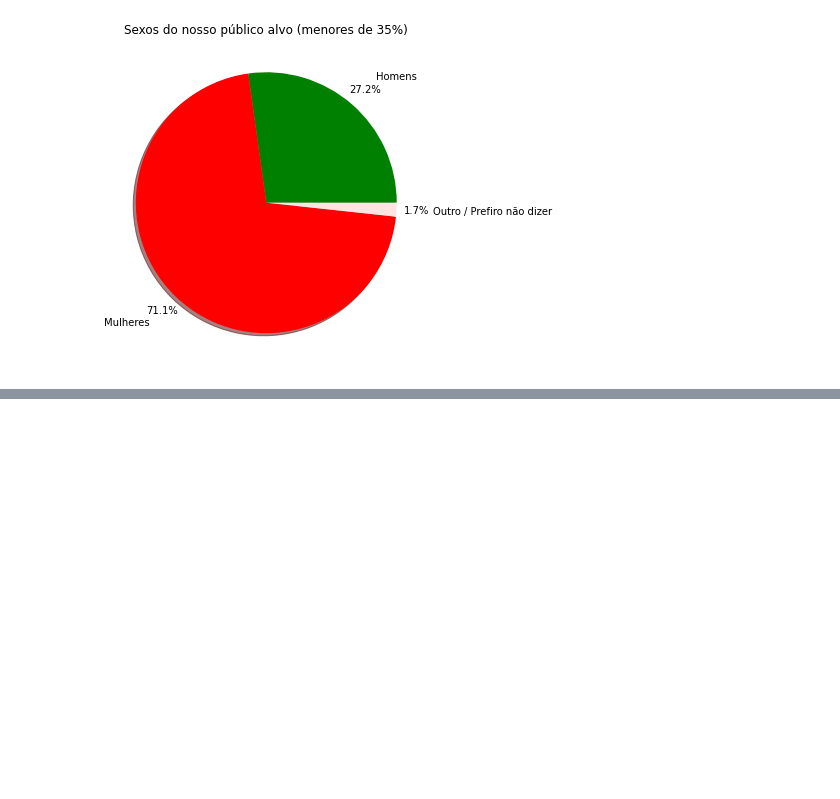
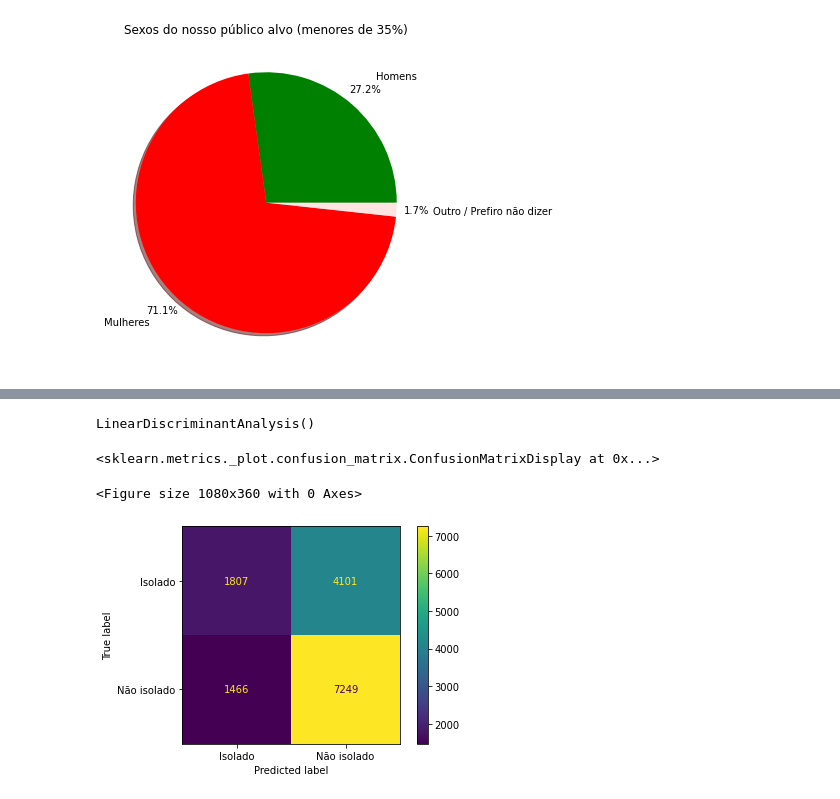
Before and after one commit to toterafa/pythonsp4, a Jupyter notebook: Untitled.ipynb, the cells around one changed output, grey strips where cells are left out. Cells and saved outputs as stored; diff of their text form; code cells hidden in the pictures; blank space fills up the shorter version.

```diff
--- a/Untitled.ipynb
+++ b/Untitled.ipynb
@@ -208,0 +254,29 @@ A maioria do nosso público alvo são as mulheres
+# %%
+x = df_publico_alvo.drop(columns='IsolamentoSocial')
+y = df_publico_alvo['IsolamentoSocial']                # Classe alvo
+
+# Dividindo conjunto de treinamento e conjunto de teste
+x_train, x_test, y_train, y_test = train_test_split(x, y, test_size = 0.3, random_state = 20)
+# %%
+lda = LinearDiscriminantAnalysis()  # Criamos o objeto do classificador (não mudamos nenhum hiperpârametro)
+
+lda.fit(x_train, y_train) # Treinamos o classificador passando apenas o conjunto de dados de treinamento
+# %% [output]
+LinearDiscriminantAnalysis()
+# %%
+y_predicoes = lda.predict(x_test)
+# %%
+matriz_confusao = confusion_matrix(y_true = y_test,
+                                   y_pred = y_predicoes)
+# %%
+isolados = ['Isolado','Não isolado']
+
+# plotando uma figura com a matriz de confusao
+
+figure = plt.figure(figsize=(15, 5))
+disp = ConfusionMatrixDisplay(confusion_matrix = matriz_confusao,display_labels=isolados)
+disp.plot(values_format='d')
+# %% [output]
+<sklearn.metrics._plot.confusion_matrix.ConfusionMatrixDisplay at 0x...>
+<Figure size 1080x360 with 0 Axes>
+[figure, added]
```
Also changed, not shown: parts of 11 cells of this notebook, 1 other file.
